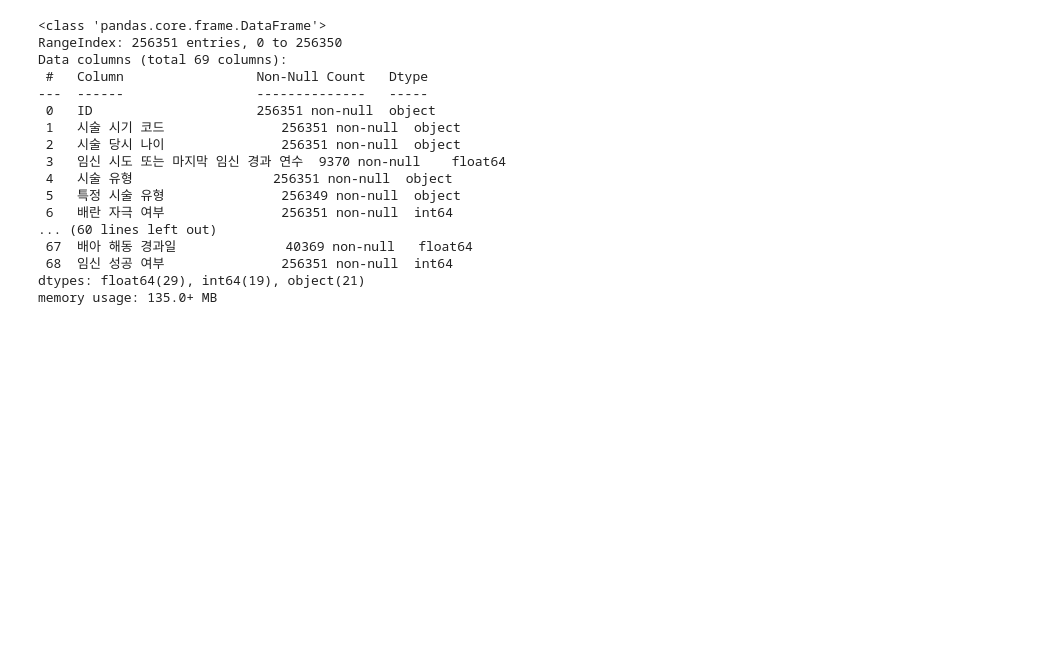
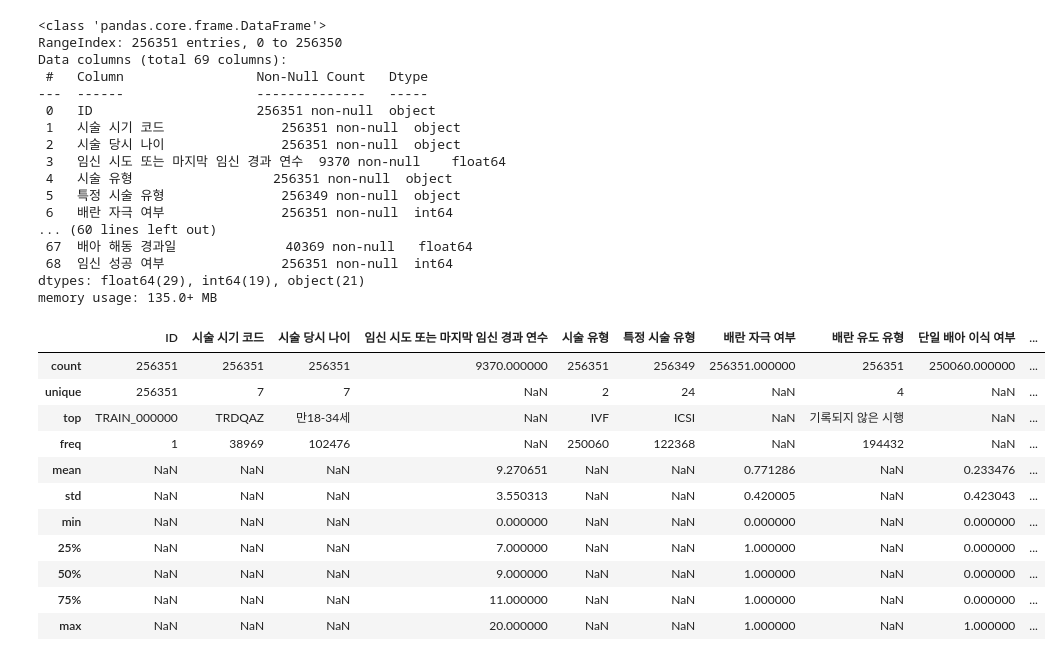
Before and after one commit to Twojulian/AI-Hackathon-for-Predicting-Pregnancy-Success-in-Infertility-Patients, a Jupyter notebook: information.ipynb, the cells around one changed output. Saved outputs shown, nothing was run; the diff lists cells and outputs as text; code cells hidden in the pictures; blank space fills up the shorter version.

Commit message:
컬럼 전체 보이게 수정 + add describe

```diff
--- a/information.ipynb
+++ b/information.ipynb
@@ -5,6 +5,10 @@ import numpy as np
 data = pd.read_csv("/Users/admin/Desktop/infertility/open (1)/train.csv")
 print(f"{data.shape}")
 
+# 모든 컬럼을 다 보이게 설정
+pd.set_option('display.max_columns', None)
+pd.set_option('display.width', 1000)
+
 data.head()
 # %% [output]
 (256351, 69)
@@ -35,3 +38,18 @@ Data columns (total 69 columns):
  68  임신 성공 여부               256351 non-null  int64
 dtypes: float64(29), int64(19), object(21)
 memory usage: 135.0+ MB
+# %%
+data.describe(include='all')
+# %% [output]
+|  | ID | 시술 시기 코드 | 시술 당시 나이 | 임신 시도 또는 마지막 임신 경과 연수 | 시술 유형 | 특정 시술 유형 | 배란 자극 여부 | 배란 유도 유형 | 단일 배아 이식 여부 | ... |
+| count | 256351 | 256351 | 256351 | 9370.000000 | 256351 | 256349 | 256351.000000 | 256351 | 250060.000000 | ... |
+| unique | 256351 | 7 | 7 | NaN | 2 | 24 | NaN | 4 | NaN | ... |
+| top | TRAIN_000000 | TRDQAZ | 만18-34세 | NaN | IVF | ICSI | NaN | 기록되지 않은 시행 | NaN | ... |
+| freq | 1 | 38969 | 102476 | NaN | 250060 | 122368 | NaN | 194432 | NaN | ... |
+| mean | NaN | NaN | NaN | 9.270651 | NaN | NaN | 0.771286 | NaN | 0.233476 | ... |
+| std | NaN | NaN | NaN | 3.550313 | NaN | NaN | 0.420005 | NaN | 0.423043 | ... |
+| min | NaN | NaN | NaN | 0.000000 | NaN | NaN | 0.000000 | NaN | 0.000000 | ... |
+| 25% | NaN | NaN | NaN | 7.000000 | NaN | NaN | 1.000000 | NaN | 0.000000 | ... |
+| 50% | NaN | NaN | NaN | 9.000000 | NaN | NaN | 1.000000 | NaN | 0.000000 | ... |
+| 75% | NaN | NaN | NaN | 11.000000 | NaN | NaN | 1.000000 | NaN | 0.000000 | ... |
+| max | NaN | NaN | NaN | 20.000000 | NaN | NaN | 1.000000 | NaN | 1.000000 | ... |
```
Also changed, not shown: parts of 1 cell of this notebook.
